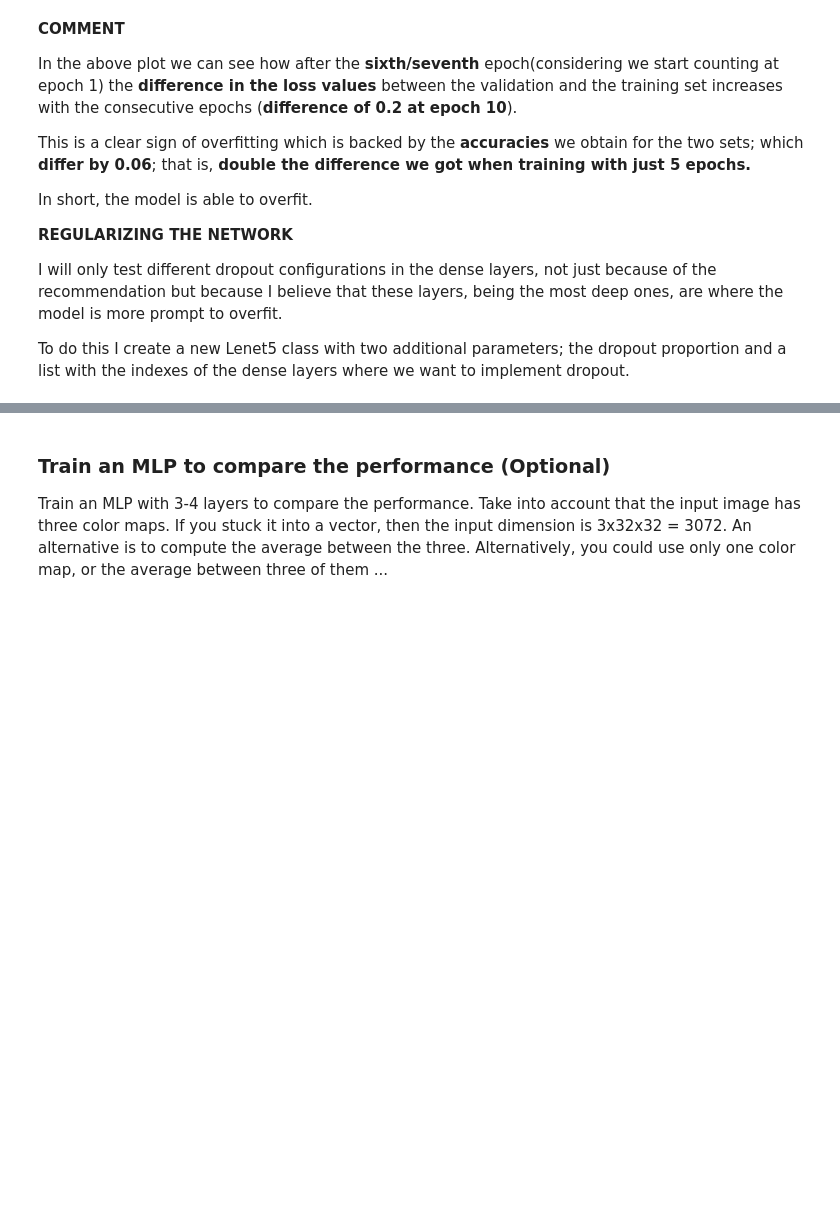
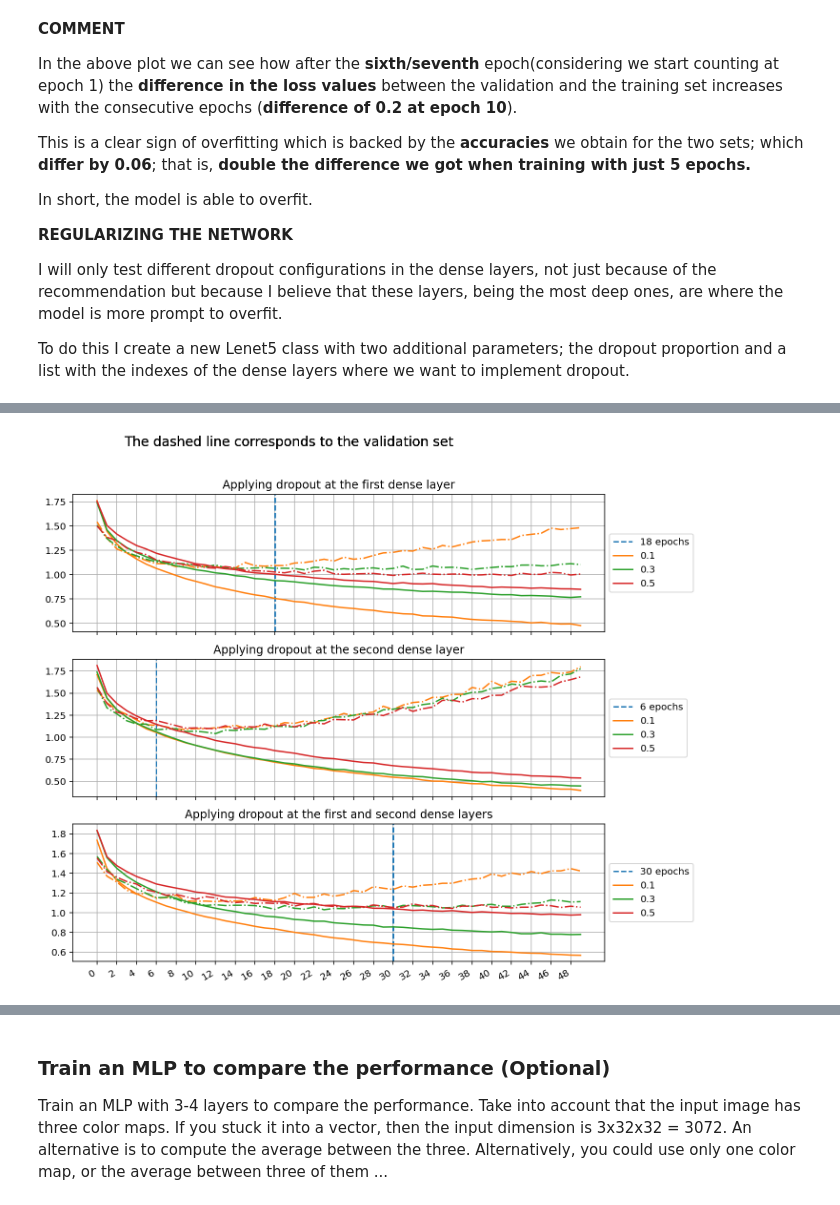
Before and after one commit to boscodeeromeu/NN, a Jupyter notebook: STUDENT_Lab_3_Part_1.ipynb, the cells around one changed output, grey strips where cells are left out. Drawn from its saved outputs; the diff is of its cells as text; code cells hidden in the pictures; blank space fills up the shorter version.

```diff
--- a/STUDENT_Lab_3_Part_1.ipynb
+++ b/STUDENT_Lab_3_Part_1.ipynb
@@ -698,0 +752,49 @@ class Lenet5_extended_GPU_drop(Lenet5_drop):
+# %%
+drop_results_df = pd.DataFrame(drop_results)
+drop_results_df.DropoutIndexes = drop_results_df.DropoutIndexes.astype(str)
+# %%
+colors = ['C1', 'C2', 'C3']
+
+df1 = drop_results_df.loc[drop_results_df.DropoutIndexes == '[1]',:]
+df2 = drop_results_df.loc[drop_results_df.DropoutIndexes == '[2]',:]
+df12 = drop_results_df.loc[drop_results_df.DropoutIndexes == '[1, 2]',:]
+
+fig, (ax1, ax2, ax3) = plt.subplots(3, 1, figsize = (10,10))
+
+ax1.axvline(x=18, ls='--', label =  '18 epochs')
+for color, ind in zip(colors, df1.index):
+
+  ax1.plot(df1['TrainLoss'][ind], color = color, label = str(df1['DropoutProportion'][ind]))
+  ax1.plot(df1['ValidationLoss'][ind], '-.',color = color)
+  ax1.set_title('Applying dropout at the first dense layer')
+  ax1.legend(loc='center left', bbox_to_anchor=(1, 0.5))
+  ax1.xaxis.set_ticks(np.arange(0, 50, 2))
+  ax1.grid()
+
+
+
+ax2.axvline(x=6, ls='--', label =  '6 epochs')
+for color, ind in zip(colors, df2.index):
+
+  ax2.plot(df2['TrainLoss'][ind], color = color, label = str(df2['DropoutProportion'][ind]))
+  ax2.plot(df2['ValidationLoss'][ind], '-.',color = color)
+  ax2.set_title('Applying dropout at the second dense layer')
+  ax2.legend(loc='center left', bbox_to_anchor=(1, 0.5))
+  ax2.xaxis.set_ticks(np.arange(0, 50, 2))
+  ax2.grid()
+
+ax3.axvline(x=30, ls='--', label =  '30 epochs')
+for color, ind in zip(colors, df12.index):
+
+  ax3.plot(df12['TrainLoss'][ind], color = color, label = str(df12['DropoutProportion'][ind]))
+  ax3.plot(df12['ValidationLoss'][ind], '-.',color = color)
+  ax3.set_title('Applying dropout at the first and second dense layers')
+  ax3.legend(loc='center left', bbox_to_anchor=(1, 0.5))
+  ax3.xaxis.set_ticks(np.arange(0, 50, 2))
+  ax3.grid()
+
+  ax3.text(0.2, 0.95, 'The dashed line corresponds to the validation set', fontsize=14, transform=plt.gcf().transFigure)
+
+  fig.autofmt_xdate()
+# %% [output]
+[figure, added]
```
Also changed, not shown: parts of 12 cells of this notebook.
